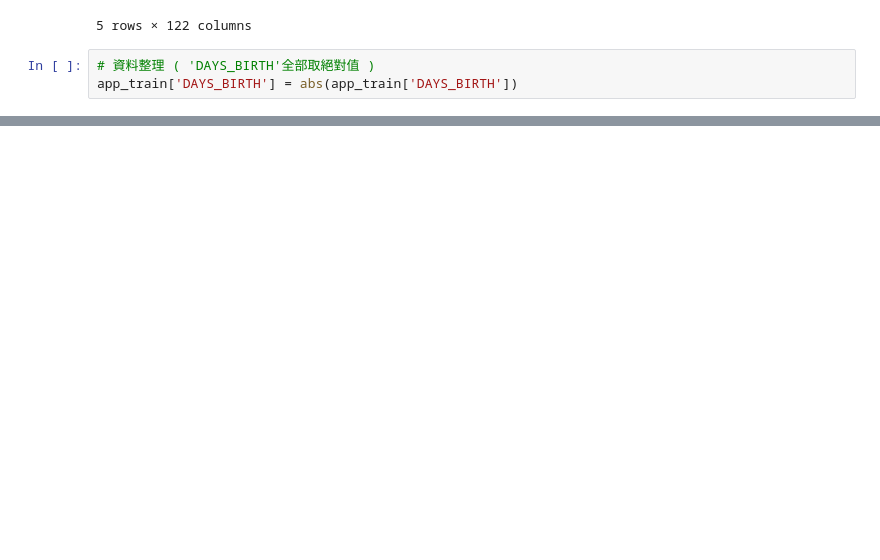
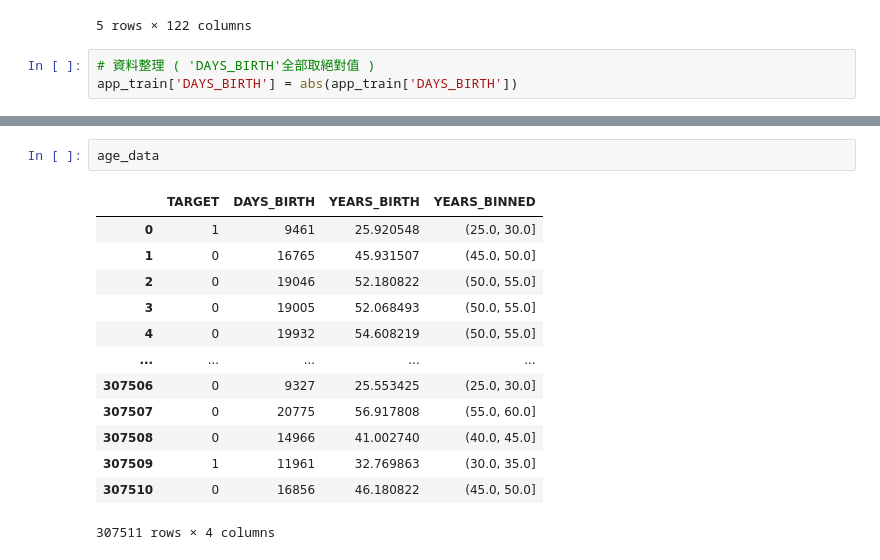
Before and after one commit to PatrickRuan/ML100Days, a Jupyter notebook: homework/Day_016_HW.ipynb, the cells around one changed output, grey strips where cells are left out. Drawn from its saved outputs; the diff is of its cells as text; blank space fills up the shorter version.

```diff
--- a/homework/Day_016_HW.ipynb
+++ b/homework/Day_016_HW.ipynb
@@ -74,0 +93,16 @@ age_data.head()
+# %%
+age_data
+# %% [output]
+|  | TARGET | DAYS_BIRTH | YEARS_BIRTH | YEARS_BINNED |
+| 0 | 1 | 9461 | 25.920548 | (25.0, 30.0] |
+| 1 | 0 | 16765 | 45.931507 | (45.0, 50.0] |
+| 2 | 0 | 19046 | 52.180822 | (50.0, 55.0] |
+| 3 | 0 | 19005 | 52.068493 | (50.0, 55.0] |
+| 4 | 0 | 19932 | 54.608219 | (50.0, 55.0] |
+| ... | ... | ... | ... | ... |
+| 307506 | 0 | 9327 | 25.553425 | (25.0, 30.0] |
+| 307507 | 0 | 20775 | 56.917808 | (55.0, 60.0] |
+| 307508 | 0 | 14966 | 41.002740 | (40.0, 45.0] |
+| 307509 | 1 | 11961 | 32.769863 | (30.0, 35.0] |
+| 307510 | 0 | 16856 | 46.180822 | (45.0, 50.0] |
+307511 rows × 4 columns
```
Also changed, not shown: parts of 5 cells of this notebook.
